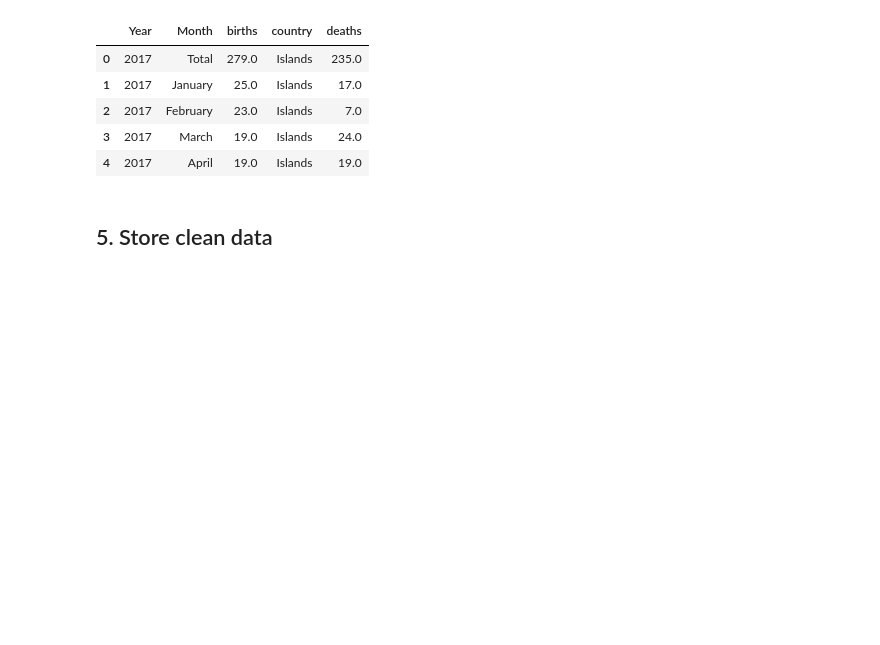
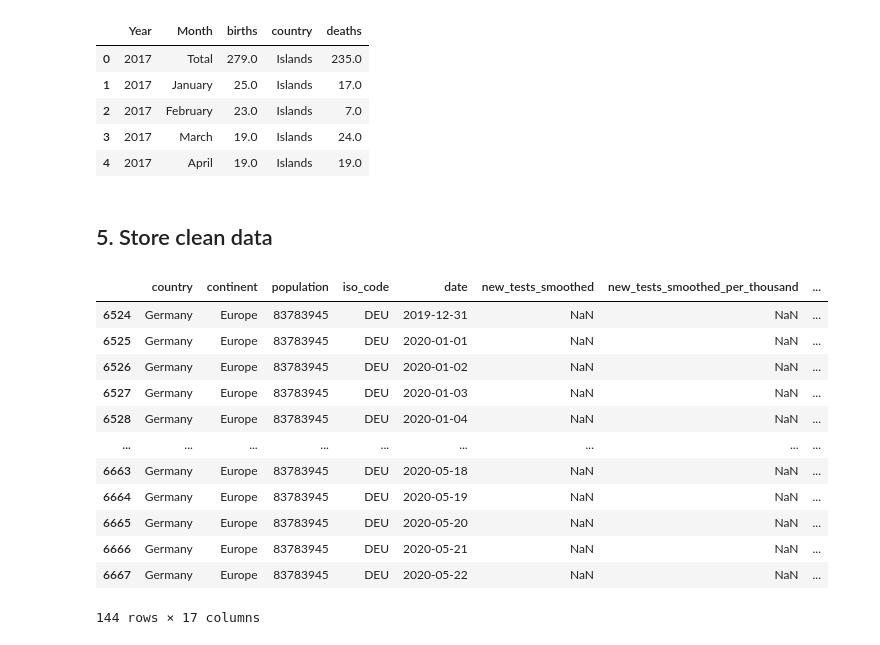
Before and after one commit to AtulSingh-Emyre/AnalysisCovid19, a Jupyter notebook: gather_clean_Covid19.ipynb, the cells around one changed output. Cells and saved outputs as stored; diff of their text form; code cells hidden in the pictures; blank space fills up the shorter version.

```diff
--- a/gather_clean_Covid19.ipynb
+++ b/gather_clean_Covid19.ipynb
@@ -1394,3 +1417,19 @@ df_countryMetrics_Snapshot.to_csv('outputData/df_countryMetrics_Snapshot.csv', e
 df_householdsEU_Timeline.to_csv('outputData/df_householdsEU_Timeline.csv', encoding='utf-8')
 df_hospitals_Snapshot.to_csv('outputData/df_hospitals_Snapshot.csv', encoding='utf-8')
 df_populationDelta_Timeline.to_csv('outputData/df_populationDelta_Timeline.csv', encoding='utf-8')
+# %%
+df_countryMetrics_Snapshot.query('country == "Germany"')
+# %% [output]
+|  | country | continent | population | iso_code | date | new_tests_smoothed | new_tests_smoothed_per_thousand | ... |
+| 6524 | Germany | Europe | 83783945 | DEU | 2019-12-31 | NaN | NaN | ... |
+| 6525 | Germany | Europe | 83783945 | DEU | 2020-01-01 | NaN | NaN | ... |
+| 6526 | Germany | Europe | 83783945 | DEU | 2020-01-02 | NaN | NaN | ... |
+| 6527 | Germany | Europe | 83783945 | DEU | 2020-01-03 | NaN | NaN | ... |
+| 6528 | Germany | Europe | 83783945 | DEU | 2020-01-04 | NaN | NaN | ... |
+| ... | ... | ... | ... | ... | ... | ... | ... | ... |
+| 6663 | Germany | Europe | 83783945 | DEU | 2020-05-18 | NaN | NaN | ... |
+| 6664 | Germany | Europe | 83783945 | DEU | 2020-05-19 | NaN | NaN | ... |
+| 6665 | Germany | Europe | 83783945 | DEU | 2020-05-20 | NaN | NaN | ... |
+| 6666 | Germany | Europe | 83783945 | DEU | 2020-05-21 | NaN | NaN | ... |
+| 6667 | Germany | Europe | 83783945 | DEU | 2020-05-22 | NaN | NaN | ... |
+144 rows × 17 columns
```
Also changed, not shown: parts of 18 cells of this notebook, 1 other file.
